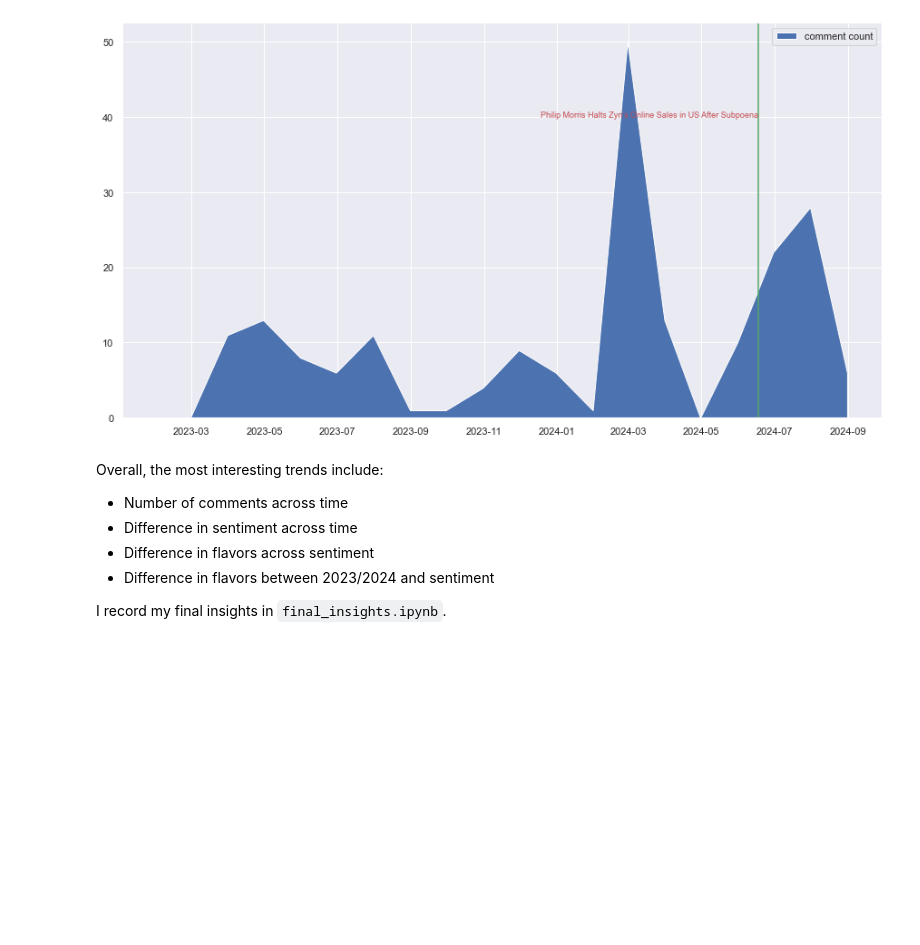
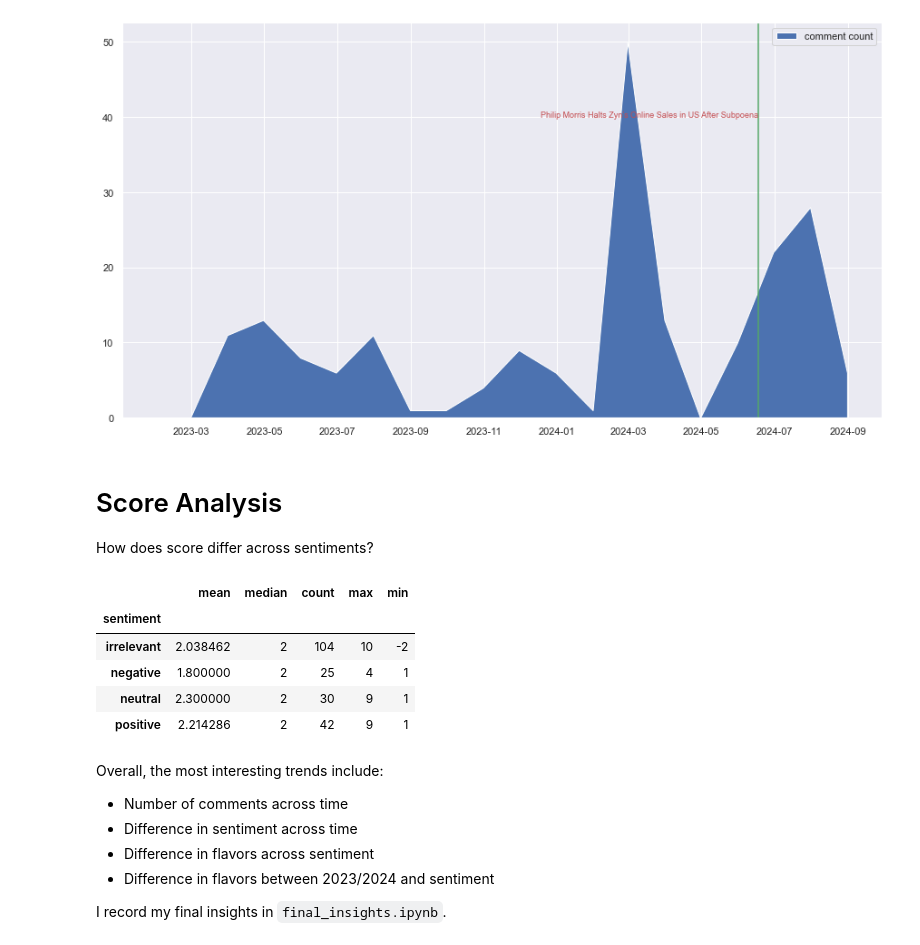
Before and after one commit to F-said/sesh-sentiment, a Jupyter notebook: notebooks/process_explore_comments.ipynb, the cells around one changed output. Saved outputs shown, nothing was run; the diff lists cells and outputs as text; code cells hidden in the pictures; blank space fills up the shorter version.

```diff
--- a/notebooks/process_explore_comments.ipynb
+++ b/notebooks/process_explore_comments.ipynb
@@ -961,6 +961,19 @@ plt.axvline(x=dt.datetime(2024, 6, 18), color='g', label='axvline - full height'
 # %% [output]
 <matplotlib.lines.Line2D at 0x...>
 [figure]
+# %% [markdown]
+# Score Analysis
+
+How does score differ across sentiments?
+# %%
+rate_comments.groupby("sentiment")["score"].agg(["mean", "median", "count", "max", "min"])
+# %% [output]
+|  | mean | median | count | max | min |
+| sentiment |  |  |  |  |  |
+| irrelevant | 2.038462 | 2 | 104 | 10 | -2 |
+| negative | 1.800000 | 2 | 25 | 4 | 1 |
+| neutral | 2.300000 | 2 | 30 | 9 | 1 |
+| positive | 2.214286 | 2 | 42 | 9 | 1 |
 # %% [markdown]
 Overall, the most interesting trends include:
 * Number of comments across time
```
Also changed, not shown: 10 other files.
